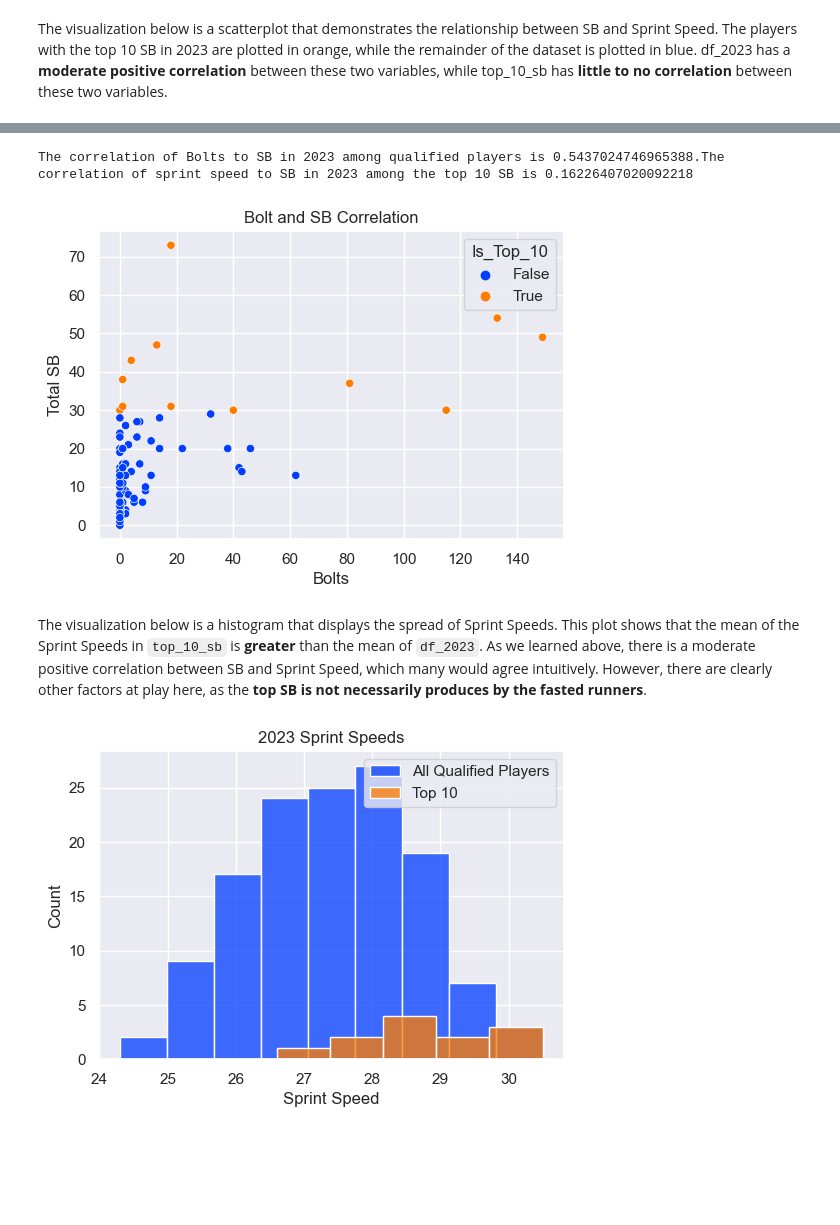
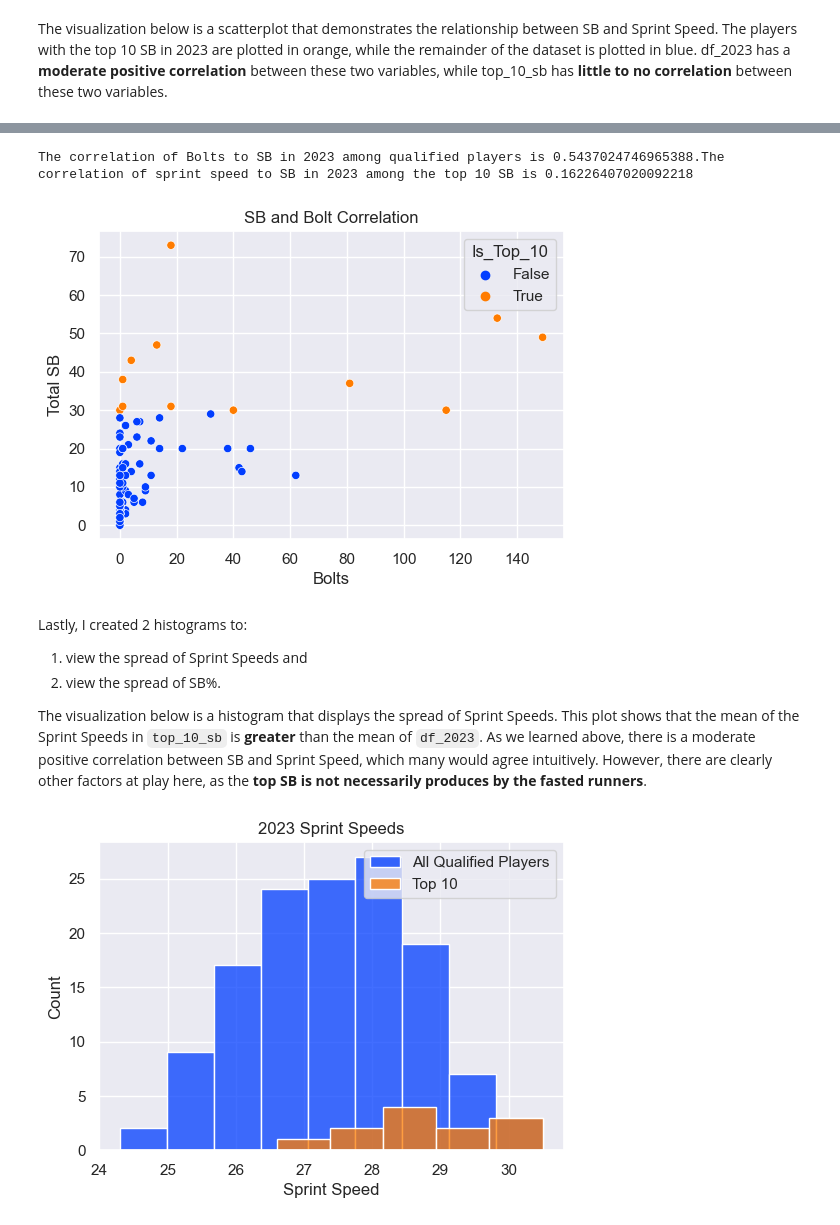
Before and after one commit to scarlettvalentin/mlb_stolen_bases, a Jupyter notebook: notebook.ipynb, the cells around one changed output, grey strips where cells are left out. Drawn from its saved outputs; the diff is of its cells as text; code cells hidden in the pictures; blank space fills up the shorter version.

```diff
--- a/notebook.ipynb
+++ b/notebook.ipynb
@@ -365,22 +369,26 @@ The visualization below is a scatterplot that demonstrates the relationship betw
 # %%
 # Create a scatterplot of SB and Bolts with the top 10 SB points in a different color
 ax = sns.scatterplot(df_2023, x='N_Bolts', y='R_Total_Stolen_Base', hue='Is_Top_10')
 
 # Label the plot
 ax.set_xlabel('Bolts')
 ax.set_ylabel('Total SB')
-ax.set_title('Bolt and SB Correlation');
+ax.set_title('SB and Bolt Correlation');
 
 # Calulate correlations between the two variables for the two datasets
 corr_2023 = df_2023['N_Bolts'].corr(df_2023['R_Total_Stolen_Base'])
 corr_top_10 = top_10_sb['N_Bolts'].corr(top_10_sb['R_Total_Stolen_Base'])
 
 print(f'The correlation of Bolts to SB in 2023 among qualified players is {corr_2023}.\
 The correlation of sprint speed to SB in 2023 among the top 10 SB is {corr_top_10}')
 # %% [output]
 The correlation of Bolts to SB in 2023 among qualified players is 0.5437024746965388.The correlation of sprint speed to SB in 2023 among the top 10 SB is 0.16226407020092218
-[figure, old version]
+[figure, new version]
 # %% [markdown]
+Lastly, I created 2 histograms to:
+1. view the spread of Sprint Speeds and
+2. view the spread of SB%.
+
 The visualization below is a histogram that displays the spread of Sprint Speeds. This plot shows that the mean of the Sprint Speeds in `top_10_sb` is **greater** than the mean of `df_2023`. As we learned above, there is a moderate positive correlation between SB and Sprint Speed, which many would agree intuitively. However, there are clearly other factors at play here, as the **top SB is not necessarily produces by the fasted runners**.
 # %%
 # Create a histogram of Sprint Speeds for qualified players in 2023
```
Also changed, not shown: parts of 8 cells of this notebook.
